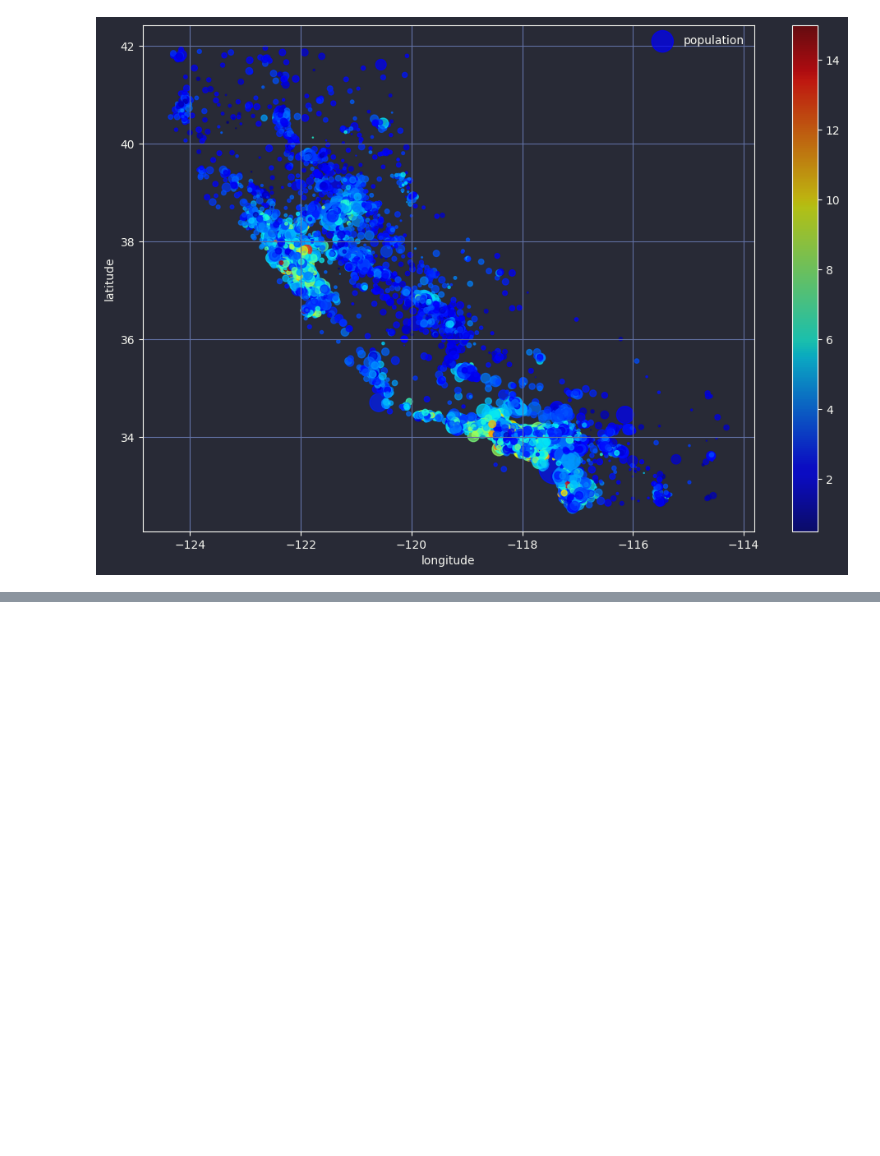
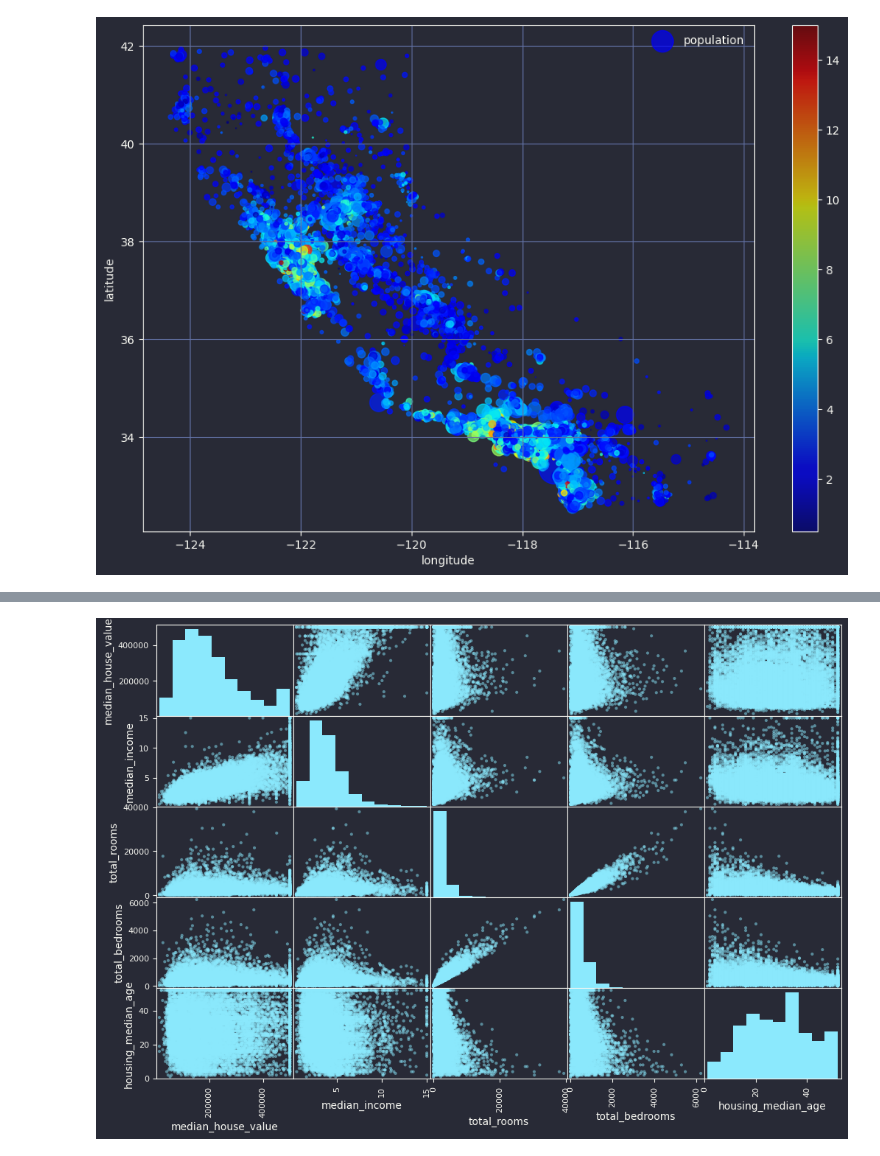
Before and after one commit to NickMarini/data-science, a Jupyter notebook: notebooks/california_housing.ipynb, the cells around one changed output, grey strips where cells are left out. Saved outputs shown, nothing was run; the diff lists cells and outputs as text; code cells hidden in the pictures; blank space fills up the shorter version.

```diff
--- a/notebooks/california_housing.ipynb
+++ b/notebooks/california_housing.ipynb
@@ -154,0 +159,7 @@ plt.show()
+# %%
+# drop the income_cat and ocean_proximity columns from the training set
+train_set = train_set.drop(['income_cat', 'ocean_proximity'], axis=1)
+
+# let's look at the correlation matrix
+corr_matrix = train_set.corr()
+corr_matrix['median_house_value'].sort_values(ascending=False)
@@ -154,0 +177,6 @@ plt.show()
+# %%
+# let's take a look at some correlation plots
+pd.plotting.scatter_matrix(train_set[['median_house_value', 'median_income', 'total_rooms', 'total_bedrooms', 'housing_median_age']], figsize=(12,8))
+plt.show()
+# %% [output]
+[figure, added]
```
Also changed, not shown: parts of 31 cells of this notebook.
